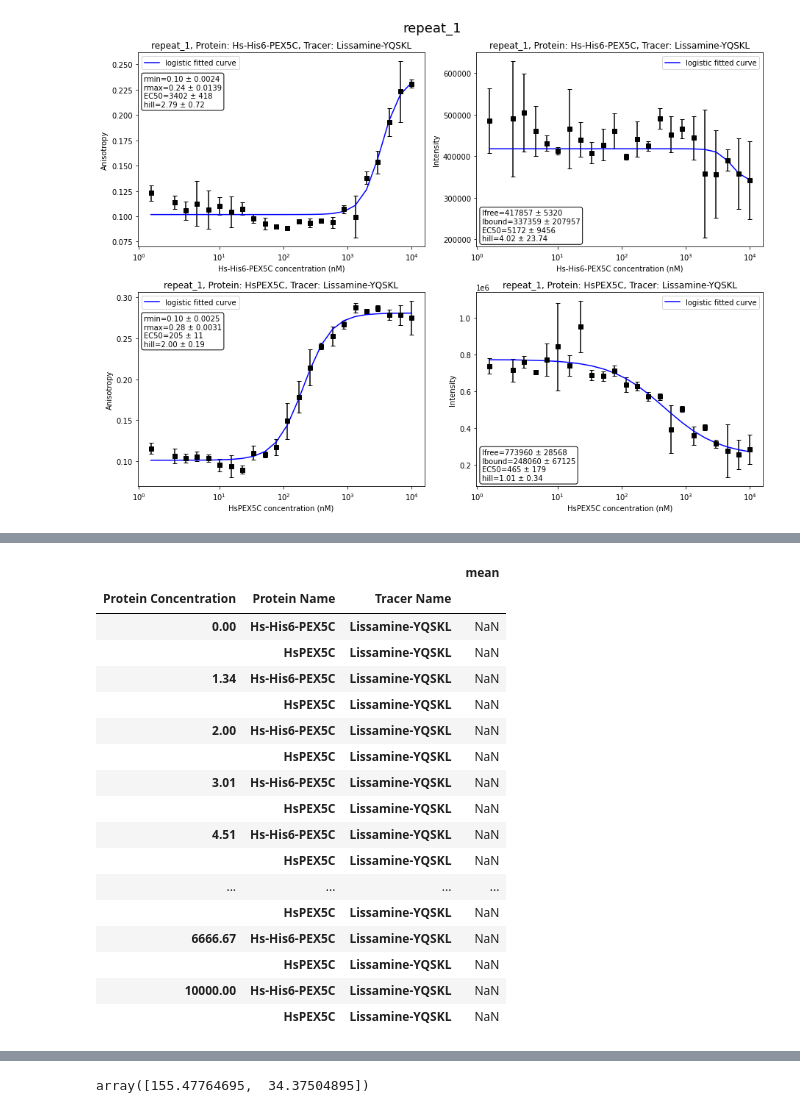
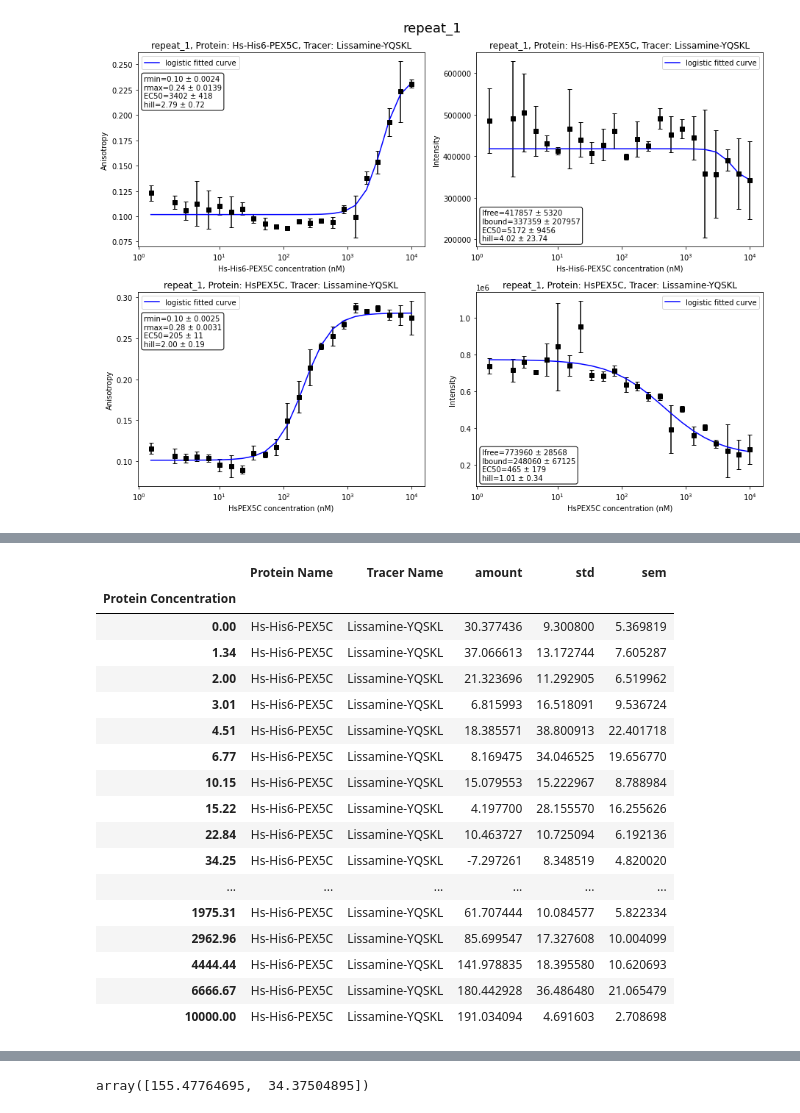
Before and after one commit to mariuszlas/Fluorescence-Anisotropy-Analysis-Development, a Jupyter notebook: fluorescenceanisotropy/fluores_anisotropy.ipynb, the cells around one changed output, grey strips where cells are left out. Saved outputs shown, nothing was run; the diff lists cells and outputs as text; code cells hidden in the pictures.

```diff
--- a/fluorescenceanisotropy/fluores_anisotropy.ipynb
+++ b/fluorescenceanisotropy/fluores_anisotropy.ipynb
@@ -1119,21 +1080,0 @@ mean
-# %%
-obj.std()
-# %% [output]
-|  |  |  | mean |
-| Protein Concentration | Protein Name | Tracer Name |  |
-| 0.00 | Hs-His6-PEX5C | Lissamine-YQSKL | NaN |
-|  | HsPEX5C | Lissamine-YQSKL | NaN |
-| 1.34 | Hs-His6-PEX5C | Lissamine-YQSKL | NaN |
-|  | HsPEX5C | Lissamine-YQSKL | NaN |
-| 2.00 | Hs-His6-PEX5C | Lissamine-YQSKL | NaN |
-|  | HsPEX5C | Lissamine-YQSKL | NaN |
-| 3.01 | Hs-His6-PEX5C | Lissamine-YQSKL | NaN |
-|  | HsPEX5C | Lissamine-YQSKL | NaN |
-| 4.51 | Hs-His6-PEX5C | Lissamine-YQSKL | NaN |
-|  | HsPEX5C | Lissamine-YQSKL | NaN |
-| ... | ... | ... | ... |
-|  | HsPEX5C | Lissamine-YQSKL | NaN |
-| 6666.67 | Hs-His6-PEX5C | Lissamine-YQSKL | NaN |
-|  | HsPEX5C | Lissamine-YQSKL | NaN |
-| 10000.00 | Hs-His6-PEX5C | Lissamine-YQSKL | NaN |
-|  | HsPEX5C | Lissamine-YQSKL | NaN |
@@ -1147,0 +1081,21 @@ for k, v in dic.items():
+# %%
+my_data1.data_dict['repeat_1']['data']['amount_bound'][('Hs-His6-PEX5C','Lissamine-YQSKL')]
+# %% [output]
+|  | Protein Name | Tracer Name | amount | std | sem |
+| Protein Concentration |  |  |  |  |  |
+| 0.00 | Hs-His6-PEX5C | Lissamine-YQSKL | 30.377436 | 9.300800 | 5.369819 |
+| 1.34 | Hs-His6-PEX5C | Lissamine-YQSKL | 37.066613 | 13.172744 | 7.605287 |
+| 2.00 | Hs-His6-PEX5C | Lissamine-YQSKL | 21.323696 | 11.292905 | 6.519962 |
+| 3.01 | Hs-His6-PEX5C | Lissamine-YQSKL | 6.815993 | 16.518091 | 9.536724 |
+| 4.51 | Hs-His6-PEX5C | Lissamine-YQSKL | 18.385571 | 38.800913 | 22.401718 |
+| 6.77 | Hs-His6-PEX5C | Lissamine-YQSKL | 8.169475 | 34.046525 | 19.656770 |
+| 10.15 | Hs-His6-PEX5C | Lissamine-YQSKL | 15.079553 | 15.222967 | 8.788984 |
+| 15.22 | Hs-His6-PEX5C | Lissamine-YQSKL | 4.197700 | 28.155570 | 16.255626 |
+| 22.84 | Hs-His6-PEX5C | Lissamine-YQSKL | 10.463727 | 10.725094 | 6.192136 |
+| 34.25 | Hs-His6-PEX5C | Lissamine-YQSKL | -7.297261 | 8.348519 | 4.820020 |
+| ... | ... | ... | ... | ... | ... |
+| 1975.31 | Hs-His6-PEX5C | Lissamine-YQSKL | 61.707444 | 10.084577 | 5.822334 |
+| 2962.96 | Hs-His6-PEX5C | Lissamine-YQSKL | 85.699547 | 17.327608 | 10.004099 |
+| 4444.44 | Hs-His6-PEX5C | Lissamine-YQSKL | 141.978835 | 18.395580 | 10.620693 |
+| 6666.67 | Hs-His6-PEX5C | Lissamine-YQSKL | 180.442928 | 36.486480 | 21.065479 |
+| 10000.00 | Hs-His6-PEX5C | Lissamine-YQSKL | 191.034094 | 4.691603 | 2.708698 |
```
Also changed, not shown: parts of 18 cells of this notebook.
